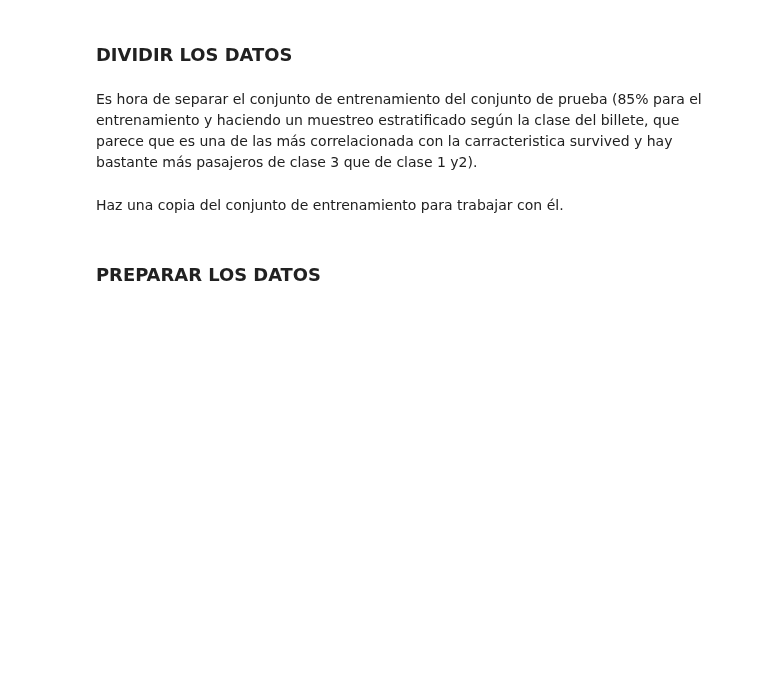
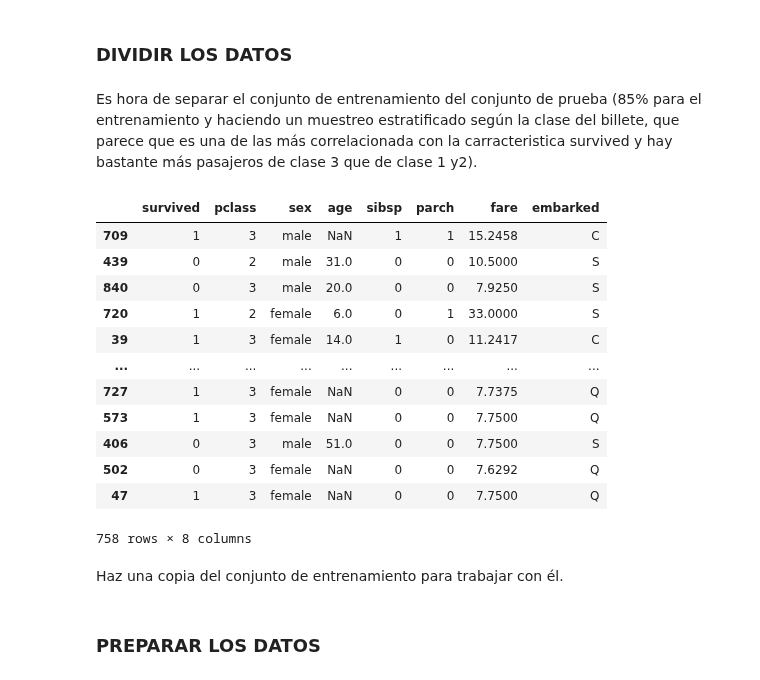
Before and after one commit to Elena2332/iabd, a Jupyter notebook: ia/sapa/2_4Ejercicios.ipynb, the cells around one changed output. Cells and saved outputs as stored; diff of their text form; code cells hidden in the pictures; blank space fills up the shorter version.

```diff
--- a/ia/sapa/2_4Ejercicios.ipynb
+++ b/ia/sapa/2_4Ejercicios.ipynb
@@ -243,5 +339,25 @@ Vamos a seguir explorando los datos haciendo algún gráfico más:
 ### DIVIDIR LOS DATOS
 # %% [markdown]
 Es hora de separar el conjunto de entrenamiento del conjunto de prueba (85% para el entrenamiento y haciendo un muestreo estratificado según la clase del billete, que parece que es una de las más correlacionada con la carracteristica survived y hay bastante más pasajeros de clase 3 que de clase 1 y2).
+# %%
+df_tit_cribado['clase_cate'] = pd.cut(df_tit_cribado['pclass'])
+bins = [50,100,150,200], labels=[1,2,3,4]
+train_set, test_set = train_test_split(df_tit_cribado,
+test_size=0.85, random_state=42, stratify=df_tit_cribado['cut'])
+test_set
+# %% [output]
+|  | survived | pclass | sex | age | sibsp | parch | fare | embarked |
+| 709 | 1 | 3 | male | NaN | 1 | 1 | 15.2458 | C |
+| 439 | 0 | 2 | male | 31.0 | 0 | 0 | 10.5000 | S |
+| 840 | 0 | 3 | male | 20.0 | 0 | 0 | 7.9250 | S |
+| 720 | 1 | 2 | female | 6.0 | 0 | 1 | 33.0000 | S |
+| 39 | 1 | 3 | female | 14.0 | 1 | 0 | 11.2417 | C |
+| ... | ... | ... | ... | ... | ... | ... | ... | ... |
+| 727 | 1 | 3 | female | NaN | 0 | 0 | 7.7375 | Q |
+| 573 | 1 | 3 | female | NaN | 0 | 0 | 7.7500 | Q |
+| 406 | 0 | 3 | male | 51.0 | 0 | 0 | 7.7500 | S |
+| 502 | 0 | 3 | female | NaN | 0 | 0 | 7.6292 | Q |
+| 47 | 1 | 3 | female | NaN | 0 | 0 | 7.7500 | Q |
+758 rows × 8 columns
 # %% [markdown]
 Haz una copia del conjunto de entrenamiento para trabajar con él.
```
Also changed, not shown: parts of 15 cells of this notebook.
